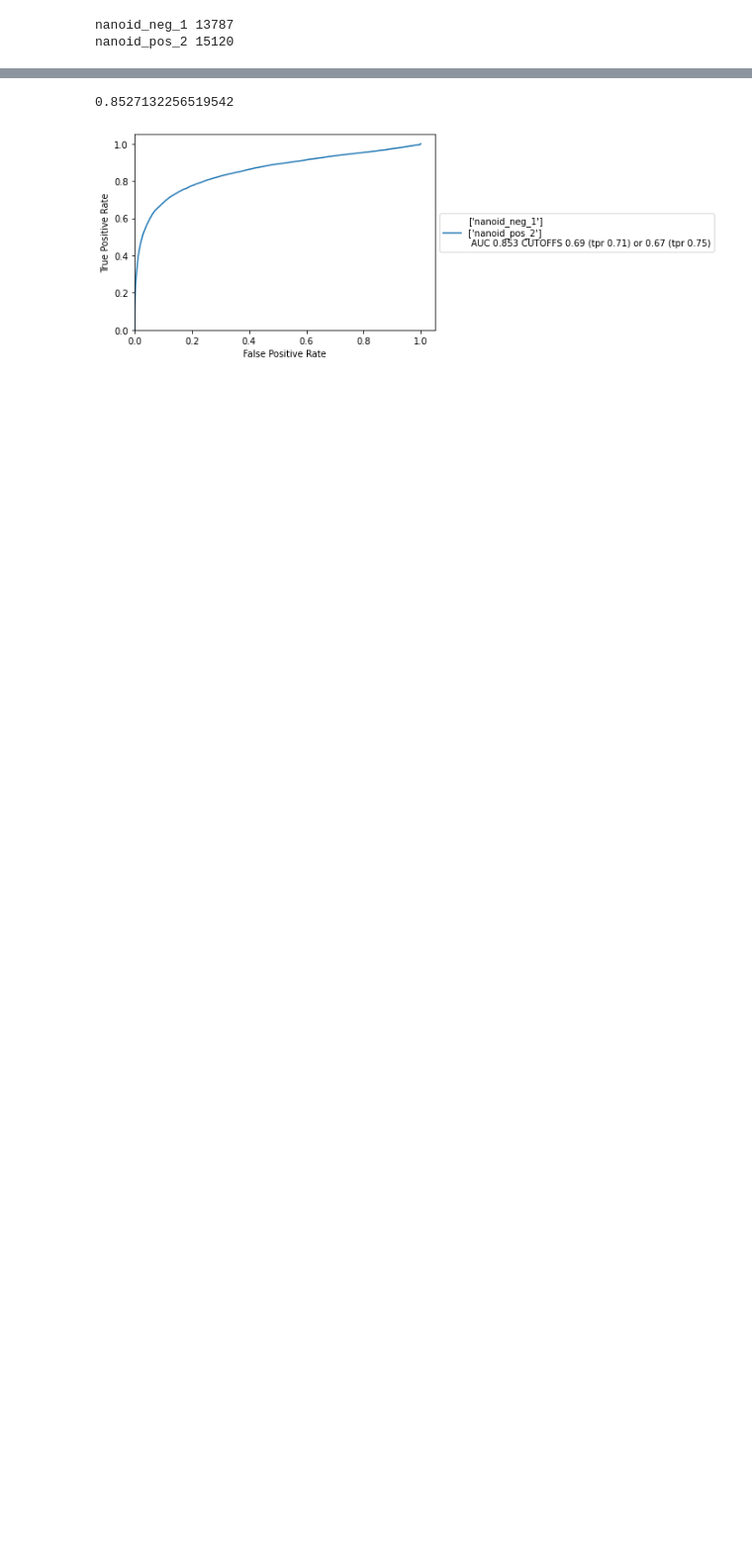
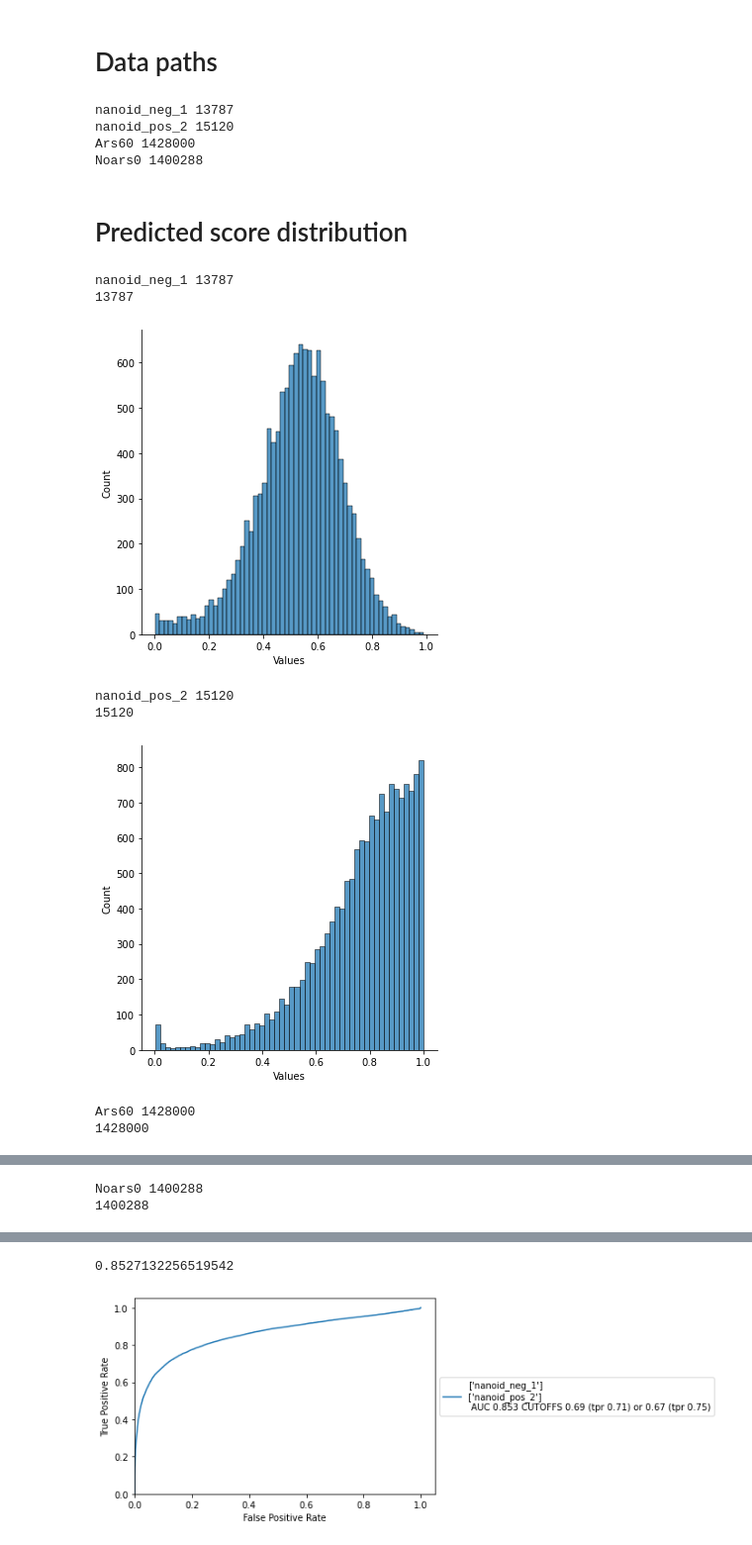
Before and after one commit to maragkakislab/rnakinet, a Jupyter notebook: rnamodif/Result_visualization.ipynb, the cells around one changed output, grey strips where cells are left out. Shown at 99% size. Drawn from its saved outputs; the diff is of its cells as text; code cells hidden in the pictures; blank space fills up the shorter version.

```diff
--- a/rnamodif/Result_visualization.ipynb
+++ b/rnamodif/Result_visualization.ipynb
@@ -1,10 +1,20 @@
+# %% [markdown]
+# Data paths
 # %%
 import pickle
+from collections import defaultdict
+from rnamodif.inference import predictions_to_read_predictions
 
 #triplets of path-nickname-label
 exp_data  = [
     ('20180327_1102_K562_5EU_0_unlabeled_run','nanoid_neg_1', 0),
     ('20180514_1541_K562_5EU_1440_labeled_II_run','nanoid_pos_2', 1),
+
+    # ('20210128_hsa_dRNA_HeLa_5EU_2hr_Ars_0030m_5P_2', 'Ars30', 1),
+    # ('20210202_hsa_dRNA_HeLa_5EU_2hr_NoArs_0090m_5P_2', 'Noars90', 0),
+    ('20201215_hsa_dRNA_HeLa_5EU_2hr_Ars_0060m_5P_1', 'Ars60', 1),
+    # ('20210202_hsa_dRNA_HeLa_5EU_2hr_NoArs_0060m_5P_2', 'Noars60', 0),
+    ('20210208_hsa_dRNA_HeLa_5EU_1hr_ctrl_0000m_5P_2', 'Noars0', 0),
 ]
 
 exp_to_preds = {}
@@ -13,8 +23,42 @@ for path, nickname, label in exp_data:
     #TODO remove relative path
     with open(f'./inference/{path}/reads.pickle','rb') as f:
         exp_to_preds[nickname] = pickle.load(f)
+
+        #Needed for pooling other than default (mean)
+#         with open(f'./inference/{path}/windows.pickle','rb') as f:
+#             preds = pickle.load(f)
+#         exp_to_preds[nickname] = predictions_to_read_predictions(preds, pooling='max')
+
         exp_to_label[nickname] = label
         print(nickname, len(exp_to_preds[nickname]))
 # %% [output]
 nanoid_neg_1 13787
 nanoid_pos_2 15120
+Ars60 1428000
+Noars0 1400288
+# %% [markdown]
+# Predicted score distribution
+# %%
+import seaborn
+import matplotlib.pyplot as plt
+import pandas as pd
+
+# Convert the array to a pandas DataFrame
+for k,v in exp_to_preds.items():
+    print(k, len(v))
+    print(len(v))
+    data_array = list(v.values())
+    #TODO fix last element
+    data_df = pd.DataFrame(data_array[:-1], columns=["Values"])
+    # seaborn.violinplot(x=data_df["Values"])
+    seaborn.displot(x=data_df["Values"])
+    plt.show()
+# %% [output]
+nanoid_neg_1 13787
+13787
+[figure, added]
+nanoid_pos_2 15120
+15120
+[figure, added]
+Ars60 1428000
+1428000
@@ -20,0 +66,2 @@ nanoid_pos_2 15120
+Noars0 1400288
+1400288
```
Also changed, not shown: parts of 2 cells of this notebook, 13 other files.
